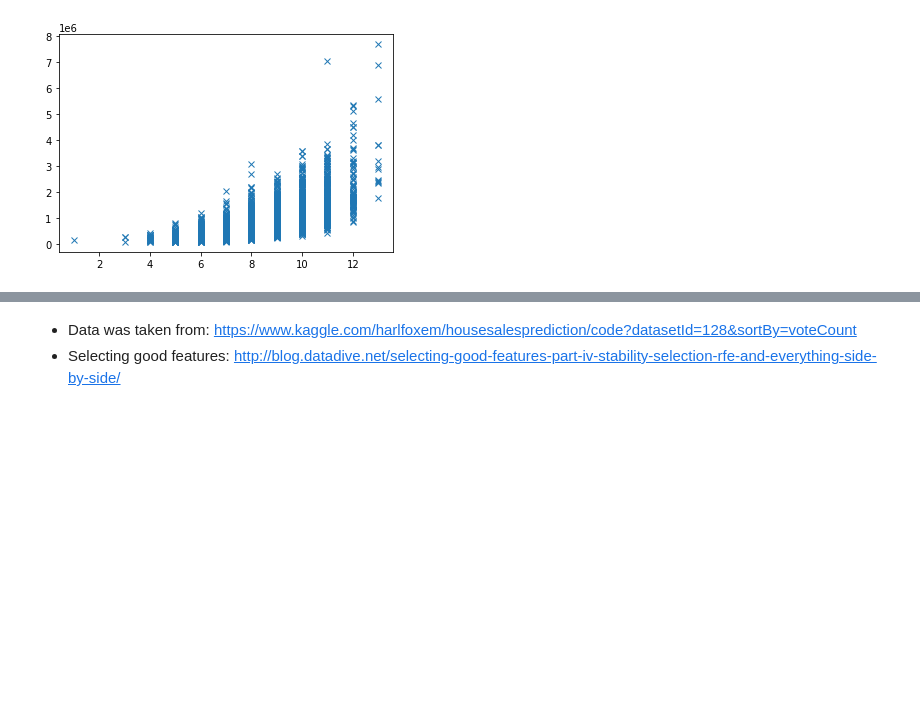
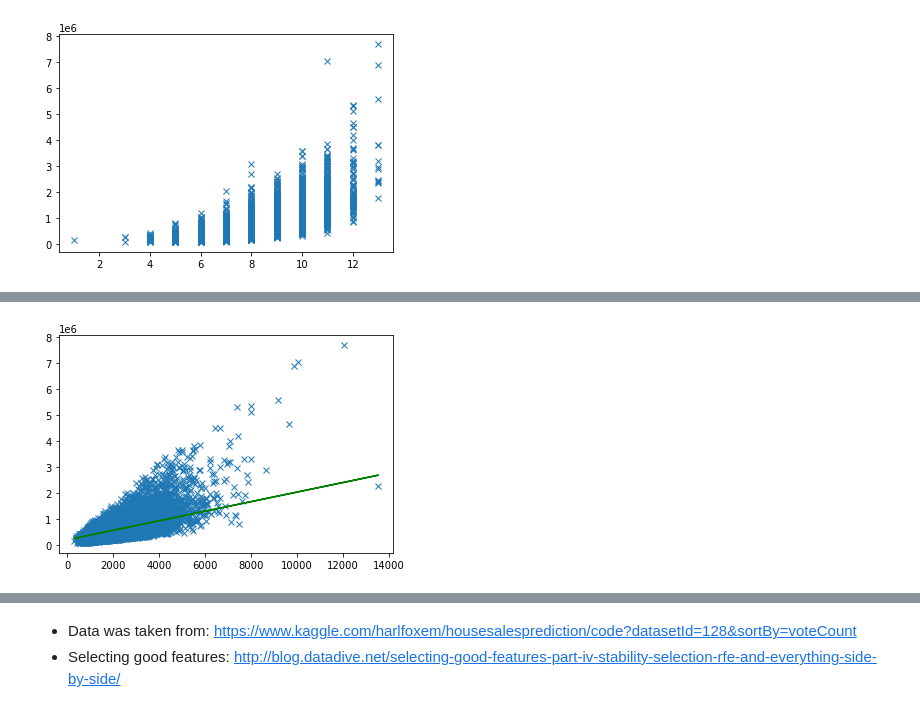
Before and after one commit to eon129/pytorch_tests, a Jupyter notebook: MultipleRegression.ipynb, the cells around one changed output, grey strips where cells are left out. Cells and saved outputs as stored; diff of their text form; code cells hidden in the pictures; blank space fills up the shorter version.

```diff
--- a/MultipleRegression.ipynb
+++ b/MultipleRegression.ipynb
@@ -145,0 +162,8 @@ print(linr.predict(np.array([[8000, 5]])))
+# %%
+yplot = (data['sqft_living'] * slbeta1) + (8 * slbeta2) + slbeta0
+
+plt.plot(data['sqft_living'], data['price'], 'x')
+plt.plot(data['sqft_living'], yplot, 'g')
+plt.show()
+# %% [output]
+[figure, added]
```
Also changed, not shown: parts of 20 cells of this notebook.
